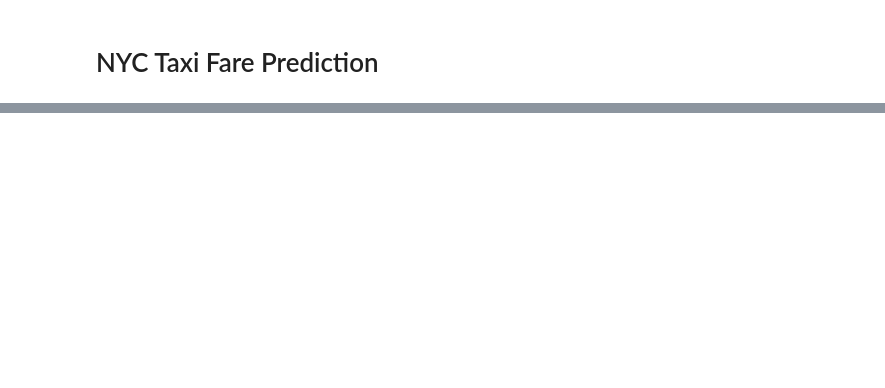
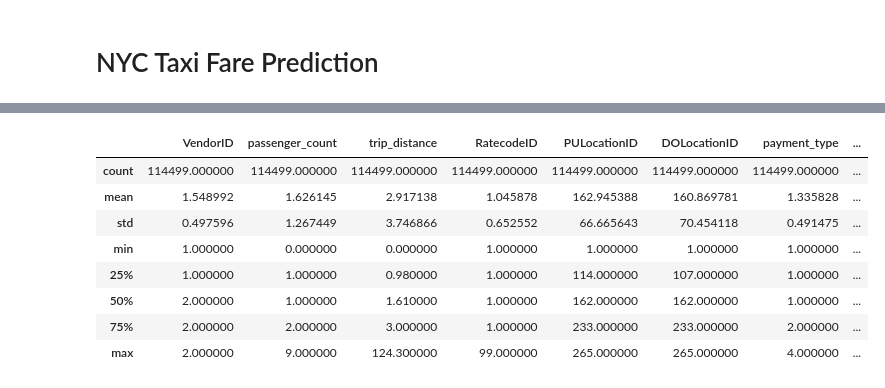
Before and after one commit to jsr66/GCP-NYCTaxi, a Jupyter notebook: EDA.ipynb, the cells around one changed output, grey strips where cells are left out. Saved outputs shown, nothing was run; the diff lists cells and outputs as text; code cells hidden in the pictures; blank space fills up the shorter version.

```diff
--- a/EDA.ipynb
+++ b/EDA.ipynb
@@ -538,0 +42,2 @@ df_val = bigquery.Client().query(query).to_dataframe()
+# %%
+df_train = import_yearly_data(2017)
@@ -538,0 +57,12 @@ df_val = bigquery.Client().query(query).to_dataframe()
+# %%
+df_train.describe()
+# %% [output]
+|  | VendorID | passenger_count | trip_distance | RatecodeID | PULocationID | DOLocationID | payment_type | ... |
+| count | 114499.000000 | 114499.000000 | 114499.000000 | 114499.000000 | 114499.000000 | 114499.000000 | 114499.000000 | ... |
+| mean | 1.548992 | 1.626145 | 2.917138 | 1.045878 | 162.945388 | 160.869781 | 1.335828 | ... |
+| std | 0.497596 | 1.267449 | 3.746866 | 0.652552 | 66.665643 | 70.454118 | 0.491475 | ... |
+| min | 1.000000 | 0.000000 | 0.000000 | 1.000000 | 1.000000 | 1.000000 | 1.000000 | ... |
+| 25% | 1.000000 | 1.000000 | 0.980000 | 1.000000 | 114.000000 | 107.000000 | 1.000000 | ... |
+| 50% | 2.000000 | 1.000000 | 1.610000 | 1.000000 | 162.000000 | 162.000000 | 1.000000 | ... |
+| 75% | 2.000000 | 2.000000 | 3.000000 | 1.000000 | 233.000000 | 233.000000 | 2.000000 | ... |
+| max | 2.000000 | 9.000000 | 124.300000 | 99.000000 | 265.000000 | 265.000000 | 4.000000 | ... |
```
Also changed, not shown: parts of 111 cells of this notebook.
